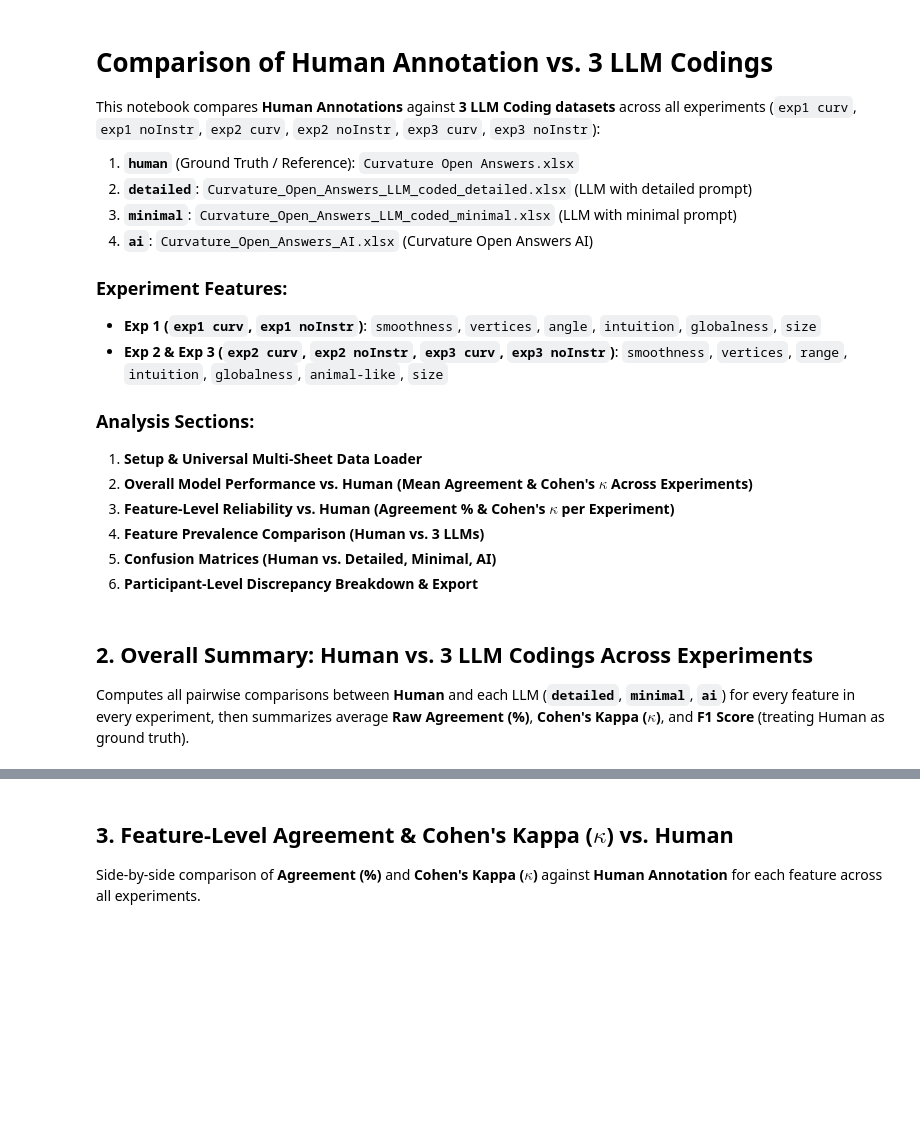
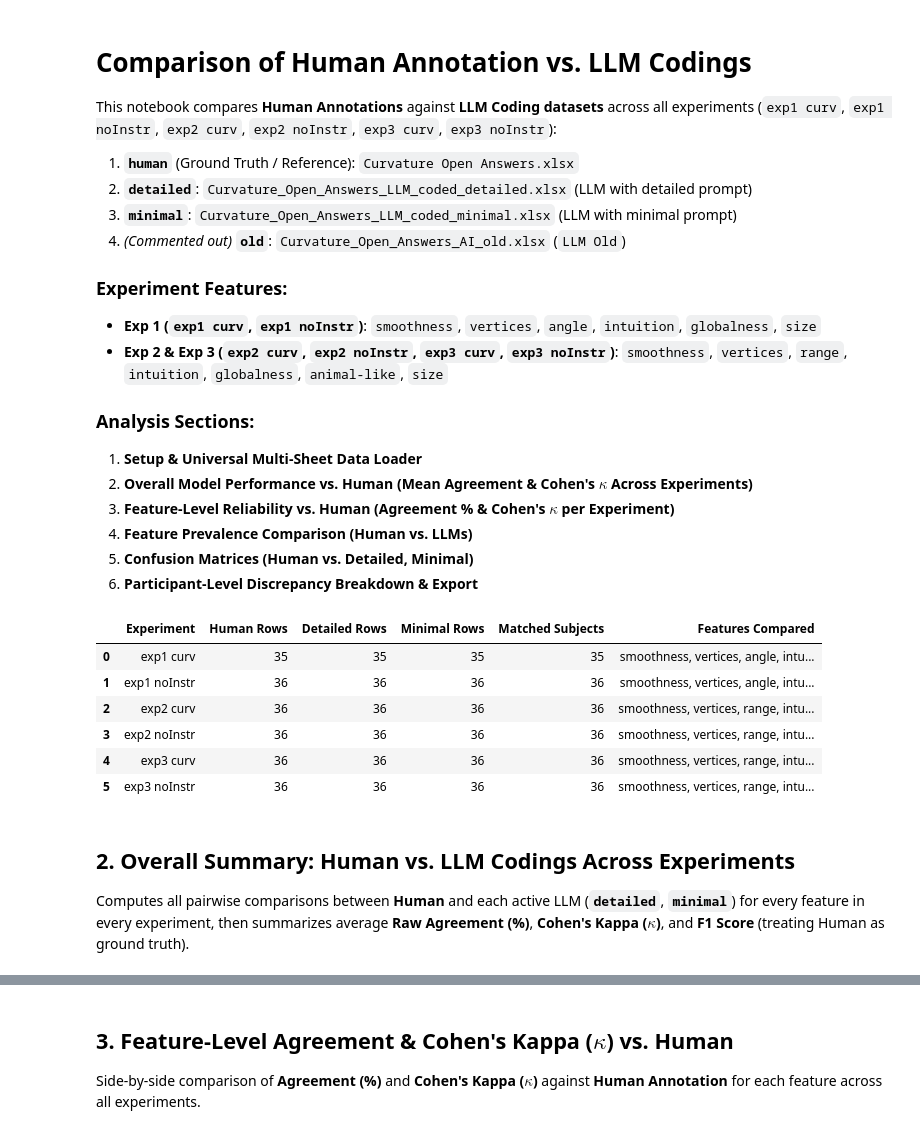
Before and after one commit to seoheehan94/3_Curvature-Representation, a Jupyter notebook: Open_Answers/compare_llm_codings.ipynb, the cells around one changed output, grey strips where cells are left out. Saved outputs shown, nothing was run; the diff lists cells and outputs as text; code cells hidden in the pictures; blank space fills up the shorter version.

```diff
--- a/Open_Answers/compare_llm_codings.ipynb
+++ b/Open_Answers/compare_llm_codings.ipynb
@@ -1,12 +1,12 @@
 # %% [markdown]
-# Comparison of Human Annotation vs. 3 LLM Codings
+# Comparison of Human Annotation vs. LLM Codings
 
-This notebook compares **Human Annotations** against **3 LLM Coding datasets** across all experiments (`exp1 curv`, `exp1 noInstr`, `exp2 curv`, `exp2 noInstr`, `exp3 curv`, `exp3 noInstr`):
+This notebook compares **Human Annotations** against **LLM Coding datasets** across all experiments (`exp1 curv`, `exp1 noInstr`, `exp2 curv`, `exp2 noInstr`, `exp3 curv`, `exp3 noInstr`):
 
 1. **`human`** (Ground Truth / Reference): `Curvature Open Answers.xlsx`
 2. **`detailed`**: `Curvature_Open_Answers_LLM_coded_detailed.xlsx` (LLM with detailed prompt)
 3. **`minimal`**: `Curvature_Open_Answers_LLM_coded_minimal.xlsx` (LLM with minimal prompt)
-4. **`ai`**: `Curvature_Open_Answers_AI.xlsx` (Curvature Open Answers AI)
+4. *(Commented out)* **`old`**: `Curvature_Open_Answers_AI_old.xlsx` (`LLM Old`)
 
 ### Experiment Features:
 - **Exp 1 (`exp1 curv`, `exp1 noInstr`)**: `smoothness`, `vertices`, `angle`, `intuition`, `globalness`, `size`
@@ -16,8 +16,8 @@ This notebook compares **Human Annotations** against **3 LLM Coding datasets** a
 1. **Setup & Universal Multi-Sheet Data Loader**
 2. **Overall Model Performance vs. Human (Mean Agreement & Cohen's $\kappa$ Across Experiments)**
 3. **Feature-Level Reliability vs. Human (Agreement % & Cohen's $\kappa$ per Experiment)**
-4. **Feature Prevalence Comparison (Human vs. 3 LLMs)**
-5. **Confusion Matrices (Human vs. Detailed, Minimal, AI)**
+4. **Feature Prevalence Comparison (Human vs. LLMs)**
+5. **Confusion Matrices (Human vs. Detailed, Minimal)**
 6. **Participant-Level Discrepancy Breakdown & Export**
 # %%
 # ============================================================
@@ -39,15 +39,20 @@ FILES = {
     "human": os.path.join(BASE_DIR, "Curvature Open Answers.xlsx"),
     "detailed": os.path.join(BASE_DIR, "Curvature_Open_Answers_LLM_coded_detailed.xlsx"),
     "minimal": os.path.join(BASE_DIR, "Curvature_Open_Answers_LLM_coded_minimal.xlsx"),
-    "ai": os.path.join(BASE_DIR, "Curvature_Open_Answers_AI.xlsx"),
+    # "old": os.path.join(BASE_DIR, "Curvature_Open_Answers_AI_old.xlsx"),
 }
 
-LLM_MODELS = ["detailed", "minimal", "ai"]
+LLM_MODELS = [
+    "detailed",
+    "minimal",
+    # "old",
+]
+
 MODEL_LABELS = {
     "human": "Human",
     "detailed": "LLM Detailed",
     "minimal": "LLM Minimal",
-    "ai": "LLM AI",
+    # "old": "LLM Old",
 }
 
 EXPERIMENT_FEATURES = {
@@ -88,7 +93,7 @@ def load_sheet(file_path, sheet_name, features):
             df[f] = pd.to_numeric(df[f], errors="coerce").astype("Int64")
     return df
 
-# Detect which configured experiment sheets are present across all 4 files
+# Detect which configured experiment sheets are present across all active files
 available_sheets = {k: set(pd.ExcelFile(p).sheet_names) for k, p in FILES.items()}
 EXPERIMENTS = []
 for exp in EXPERIMENT_FEATURES:
@@ -103,41 +108,50 @@ data = {exp: {} for exp in EXPERIMENTS}
 aligned_data = {}
 
 for exp in EXPERIMENTS:
     feats = EXPERIMENT_FEATURES[exp]
     for key, path in FILES.items():
         data[exp][key] = load_sheet(path, exp, feats)
 
-    # Merge human with all 3 LLM models on subj_id
+    # Merge human with active LLM models on subj_id
     h_df = data[exp]["human"][["subj_id", "response_text"] + feats].rename(
         columns={f: f"{f}_human" for f in feats}
     )
     merged = h_df.copy()
     for m in LLM_MODELS:
         m_df = data[exp][m].copy()
         extra_cols = [c for c in ["rationale", "uncertain"] if c in m_df.columns]
         rename_map = {f: f"{f}_{m}" for f in feats}
         rename_map.update({c: f"{c}_{m}" for c in extra_cols})
         m_sub = m_df[["subj_id"] + feats + extra_cols].rename(columns=rename_map)
         merged = pd.merge(merged, m_sub, on="subj_id", how="inner")
     aligned_data[exp] = merged
 
 # Print loading summary
 load_summary = []
 for exp in EXPERIMENTS:
-    load_summary.append({
+    row_summary = {
         "Experiment": exp,
         "Human Rows": len(data[exp]["human"]),
         "Detailed Rows": len(data[exp]["detailed"]),
         "Minimal Rows": len(data[exp]["minimal"]),
-        "AI Rows": len(data[exp]["ai"]),
+        # "Old Rows": len(data[exp]["old"]),
         "Matched Subjects": len(aligned_data[exp]),
         "Features Compared": ", ".join(EXPERIMENT_FEATURES[exp]),
-    })
+    }
+    load_summary.append(row_summary)
 display(pd.DataFrame(load_summary))
+# %% [output]
+|  | Experiment | Human Rows | Detailed Rows | Minimal Rows | Matched Subjects | Features Compared |
+| 0 | exp1 curv | 35 | 35 | 35 | 35 | smoothness, vertices, angle, intu... |
+| 1 | exp1 noInstr | 36 | 36 | 36 | 36 | smoothness, vertices, angle, intu... |
+| 2 | exp2 curv | 36 | 36 | 36 | 36 | smoothness, vertices, range, intu... |
+| 3 | exp2 noInstr | 36 | 36 | 36 | 36 | smoothness, vertices, range, intu... |
+| 4 | exp3 curv | 36 | 36 | 36 | 36 | smoothness, vertices, range, intu... |
+| 5 | exp3 noInstr | 36 | 36 | 36 | 36 | smoothness, vertices, range, intu... |
 # %% [markdown]
-## 2. Overall Summary: Human vs. 3 LLM Codings Across Experiments
+## 2. Overall Summary: Human vs. LLM Codings Across Experiments
 
-Computes all pairwise comparisons between **Human** and each LLM (**`detailed`**, **`minimal`**, **`ai`**) for every feature in every experiment, then summarizes average **Raw Agreement (%)**, **Cohen's Kappa ($\kappa$)**, and **F1 Score** (treating Human as ground truth).
+Computes all pairwise comparisons between **Human** and each active LLM (**`detailed`**, **`minimal`**) for every feature in every experiment, then summarizes average **Raw Agreement (%)**, **Cohen's Kappa ($\kappa$)**, and **F1 Score** (treating Human as ground truth).
 # %%
 def interpret_kappa(k):
     if k is None or np.isnan(k):
```
Also changed, not shown: parts of 8 cells of this notebook, 11 other files.
